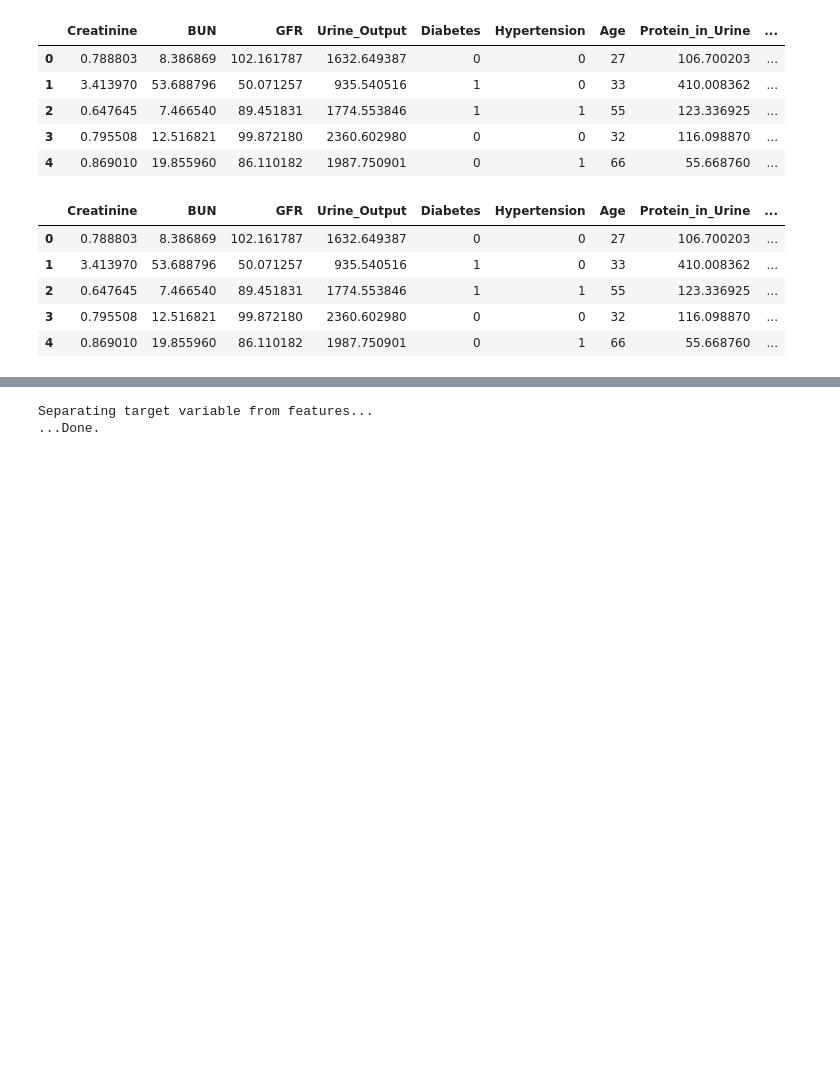
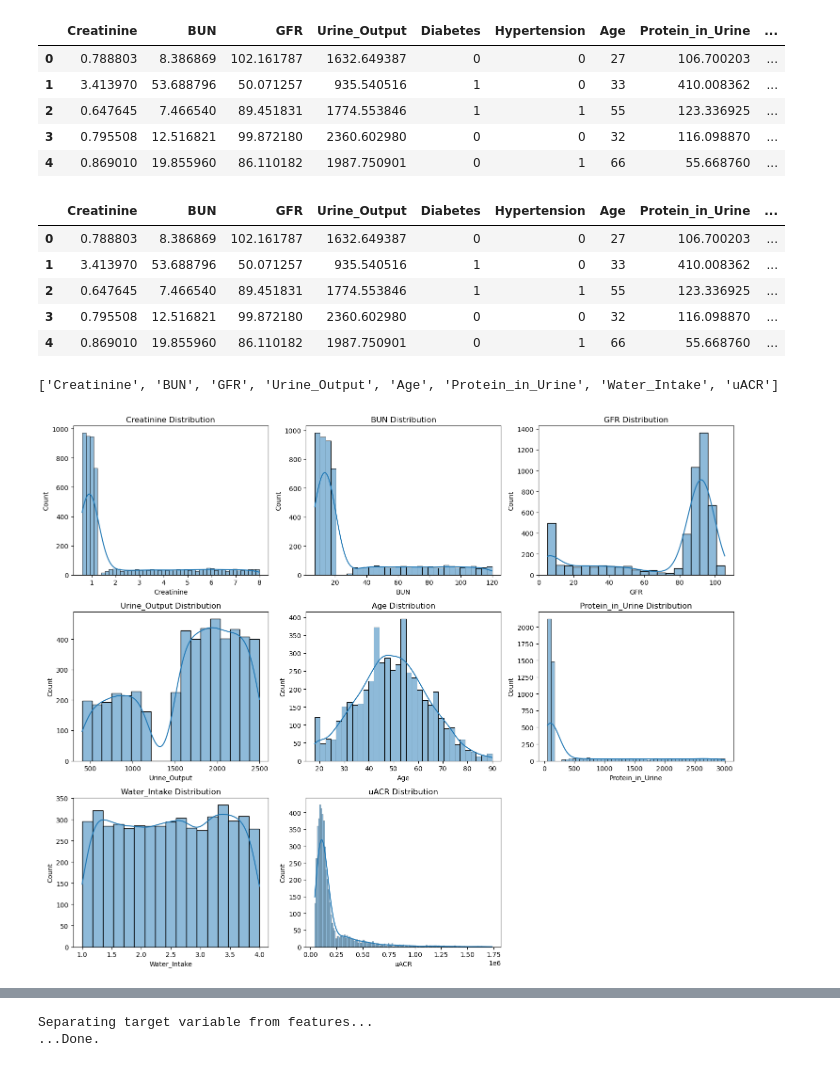
Before and after one commit to paezxavi/kidney_function_health_jedha, a Jupyter notebook: kidney_function_health_multi_classification_algo.ipynb, the cells around one changed output, grey strips where cells are left out. Saved outputs shown, nothing was run; the diff lists cells and outputs as text; code cells hidden in the pictures; blank space fills up the shorter version.

Commit message:
Add graphs in classifications model

```diff
--- a/kidney_function_health_multi_classification_algo.ipynb
+++ b/kidney_function_health_multi_classification_algo.ipynb
@@ -110,3 +158,18 @@ df_copy.head()
 | 2 | 0.647645 | 7.466540 | 89.451831 | 1774.553846 | 1 | 1 | 55 | 123.336925 | ... |
 | 3 | 0.795508 | 12.516821 | 99.872180 | 2360.602980 | 0 | 0 | 32 | 116.098870 | ... |
 | 4 | 0.869010 | 19.855960 | 86.110182 | 1987.750901 | 0 | 1 | 66 | 55.668760 | ... |
+# %%
+# Visualization
+## Numerical Distribution
+numerical_columns = ["Creatinine", "BUN", "GFR", "Urine_Output", "Age", "Protein_in_Urine", "Water_Intake", "uACR"]
+print(numerical_columns)
+plt.figure(figsize=(15,12))
+for i, column in enumerate(numerical_columns):
+    plt.subplot(3,3,i+1)
+    sns.histplot(df_copy[column], kde=True)
+    plt.title(f"{column} Distribution")
+plt.tight_layout()
+plt.show()
+# %% [output]
+['Creatinine', 'BUN', 'GFR', 'Urine_Output', 'Age', 'Protein_in_Urine', 'Water_Intake', 'uACR']
+[figure, added]
```
Also changed, not shown: parts of 14 cells of this notebook, 1 other file.
